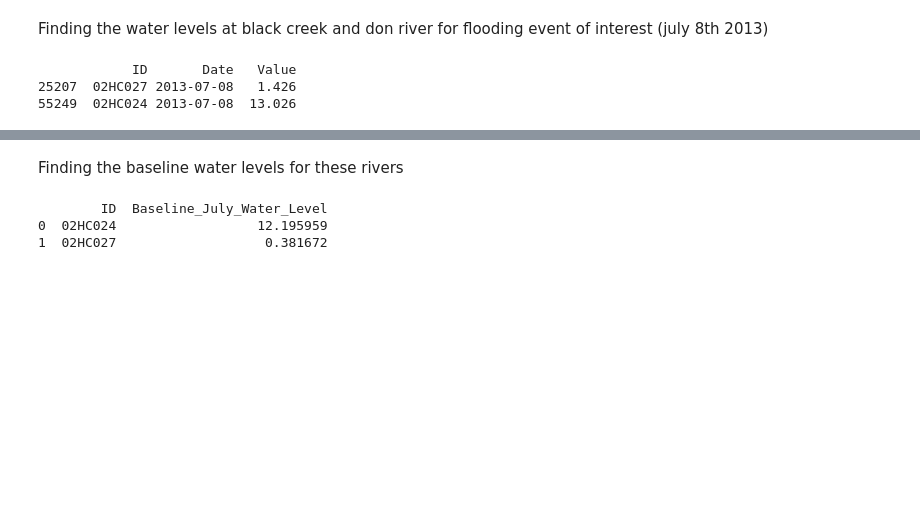
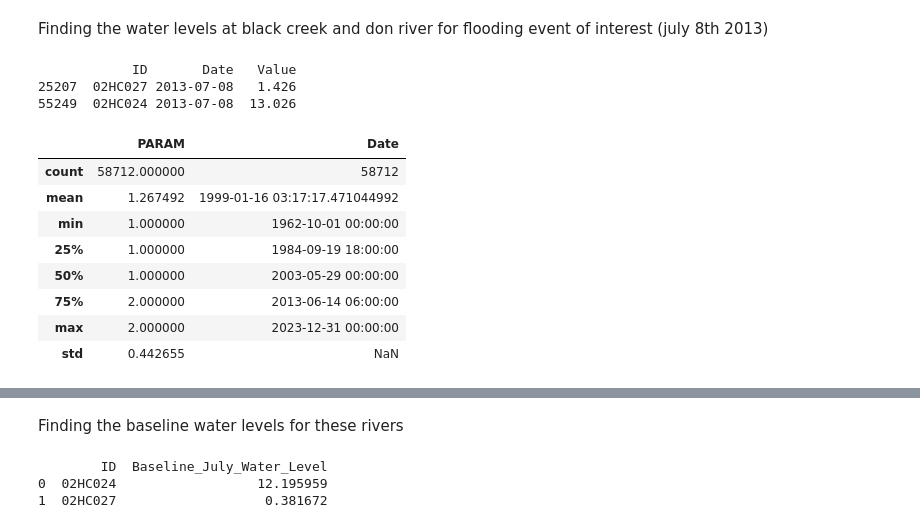
Before and after one commit to Lyimo-The-Destroyer/Papas-Piazzeria, a Jupyter notebook: Code Material/FloodAnalysisModel.ipynb, the cells around one changed output, grey strips where cells are left out. Drawn from its saved outputs; the diff is of its cells as text; code cells hidden in the pictures; blank space fills up the shorter version.

```diff
--- a/Code Material/FloodAnalysisModel.ipynb
+++ b/Code Material/FloodAnalysisModel.ipynb
@@ -65,3 +65,15 @@ print(july_8_2013_level_data)
             ID       Date   Value
 25207  02HC027 2013-07-08   1.426
 55249  02HC024 2013-07-08  13.026
+# %%
+data.describe()
+# %% [output]
+|  | PARAM | Date |
+| count | 58712.000000 | 58712 |
+| mean | 1.267492 | 1999-01-16 03:17:17.471044992 |
+| min | 1.000000 | 1962-10-01 00:00:00 |
+| 25% | 1.000000 | 1984-09-19 18:00:00 |
+| 50% | 1.000000 | 2003-05-29 00:00:00 |
+| 75% | 2.000000 | 2013-06-14 06:00:00 |
+| max | 2.000000 | 2023-12-31 00:00:00 |
+| std | 0.442655 | NaN |
```
Also changed, not shown: parts of 8 cells of this notebook.
